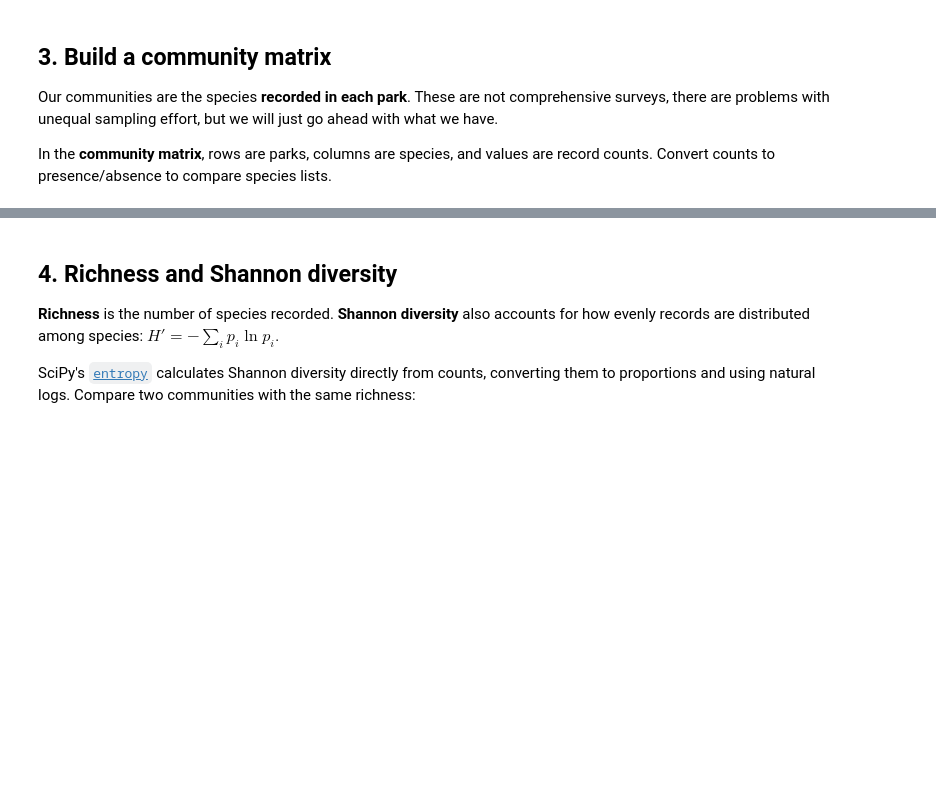
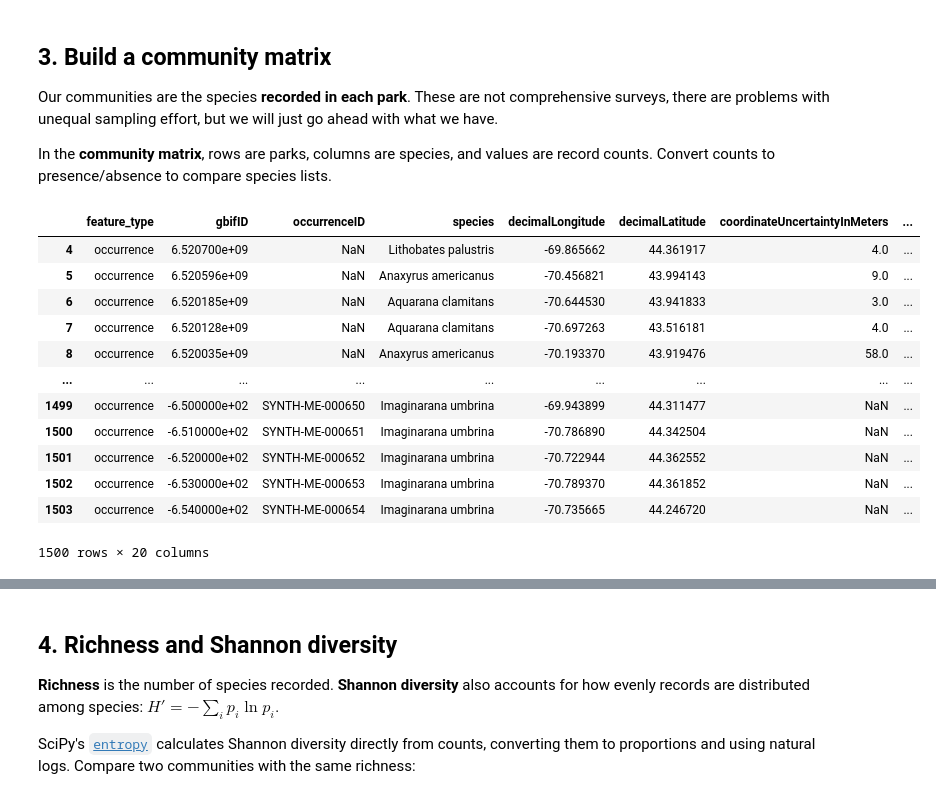
Before and after one commit to Gyrosigma/BIO597-SpatialBiodiversity, a Jupyter notebook: docs/labs/Lab10-CommunityComposition.ipynb, the cells around one changed output, grey strips where cells are left out. Cells and saved outputs as stored; diff of their text form; code cells hidden in the pictures; blank space fills up the shorter version.

```diff
--- a/docs/labs/Lab10-CommunityComposition.ipynb
+++ b/docs/labs/Lab10-CommunityComposition.ipynb
@@ -115,6 +124,22 @@ there are problems with unequal sampling effort, but we will just go ahead with
 
 In the **community matrix**, rows are parks, columns are species, and values
 are record counts. Convert counts to presence/absence to compare species lists.
+# %%
+display(records)
+# %% [output]
+|  | feature_type | gbifID | occurrenceID | species | decimalLongitude | decimalLatitude | coordinateUncertaintyInMeters | ... |
+| 4 | occurrence | 6.520700e+09 | NaN | Lithobates palustris | -69.865662 | 44.361917 | 4.0 | ... |
+| 5 | occurrence | 6.520596e+09 | NaN | Anaxyrus americanus | -70.456821 | 43.994143 | 9.0 | ... |
+| 6 | occurrence | 6.520185e+09 | NaN | Aquarana clamitans | -70.644530 | 43.941833 | 3.0 | ... |
+| 7 | occurrence | 6.520128e+09 | NaN | Aquarana clamitans | -70.697263 | 43.516181 | 4.0 | ... |
+| 8 | occurrence | 6.520035e+09 | NaN | Anaxyrus americanus | -70.193370 | 43.919476 | 58.0 | ... |
+| ... | ... | ... | ... | ... | ... | ... | ... | ... |
+| 1499 | occurrence | -6.500000e+02 | SYNTH-ME-000650 | Imaginarana umbrina | -69.943899 | 44.311477 | NaN | ... |
+| 1500 | occurrence | -6.510000e+02 | SYNTH-ME-000651 | Imaginarana umbrina | -70.786890 | 44.342504 | NaN | ... |
+| 1501 | occurrence | -6.520000e+02 | SYNTH-ME-000652 | Imaginarana umbrina | -70.722944 | 44.362552 | NaN | ... |
+| 1502 | occurrence | -6.530000e+02 | SYNTH-ME-000653 | Imaginarana umbrina | -70.789370 | 44.361852 | NaN | ... |
+| 1503 | occurrence | -6.540000e+02 | SYNTH-ME-000654 | Imaginarana umbrina | -70.735665 | 44.246720 | NaN | ... |
+1500 rows × 20 columns
 # %%
 community = pd.crosstab(records.park_id, records.species).reindex(park_order, fill_value=0)
 
```
Also changed, not shown: parts of 3 cells of this notebook.
